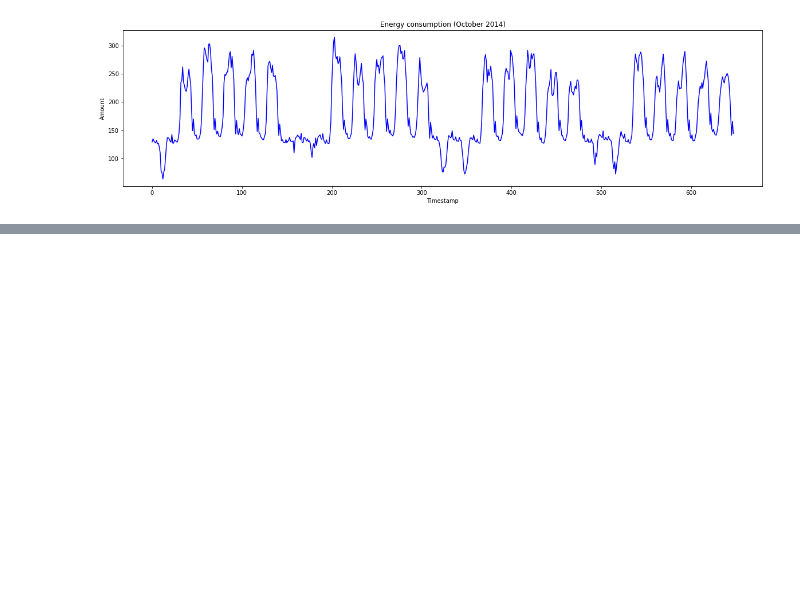
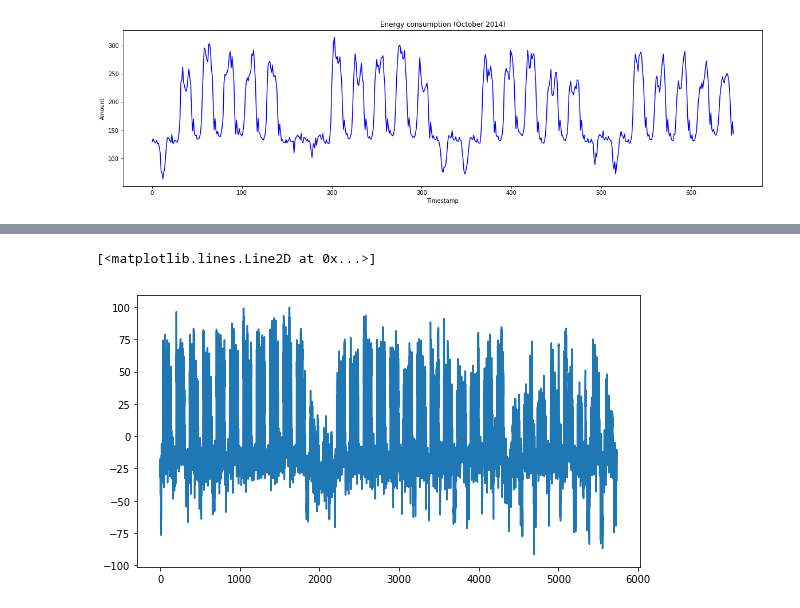
Before and after one commit to joelmfonseca/COM-503, a Jupyter notebook: hw4/hw4.ipynb, the cells around one changed output, grey strips where cells are left out. Saved outputs shown, nothing was run; the diff lists cells and outputs as text; code cells hidden in the pictures; blank space fills up the shorter version.

```diff
--- a/hw4/hw4.ipynb
+++ b/hw4/hw4.ipynb
@@ -46,0 +80,5 @@ plt.show()
+# %%
+from statsmodels.tsa.arima_model import ARMA
+model = ARMA(m, order=(0, 1))
+model_fit = model.fit()
+print(model_fit.summary())
@@ -46,0 +106,5 @@ plt.show()
+# %%
+plt.plot(model_fit.resid)
+# %% [output]
+[<matplotlib.lines.Line2D at 0x...>]
+[figure, added]
```
Also changed, not shown: parts of 8 cells of this notebook.
